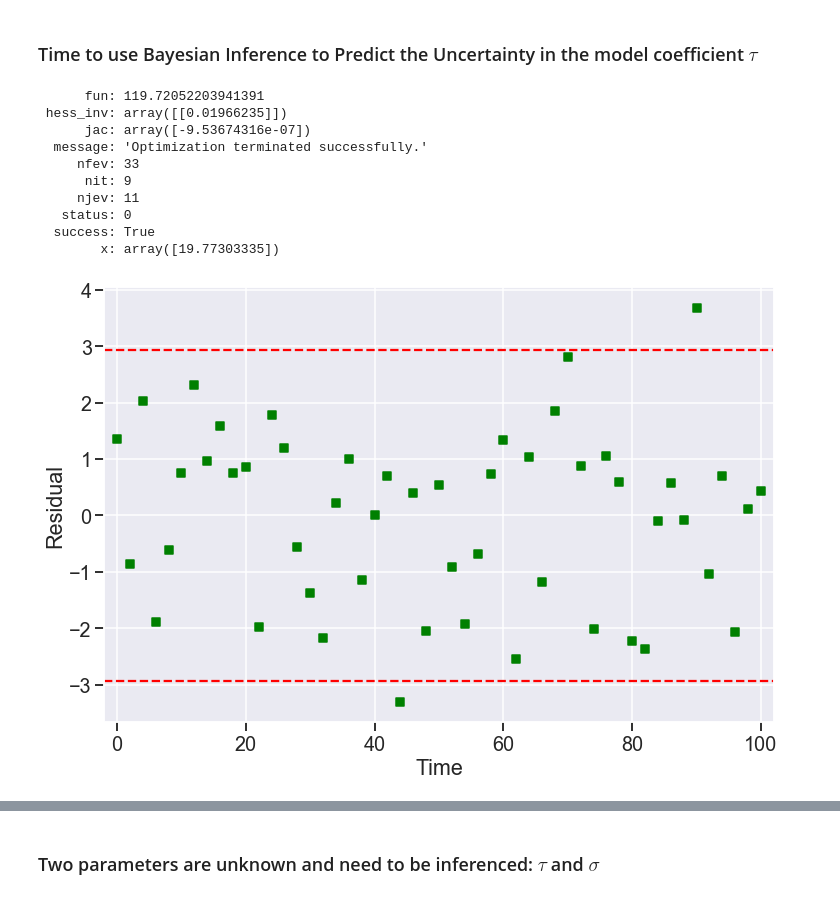
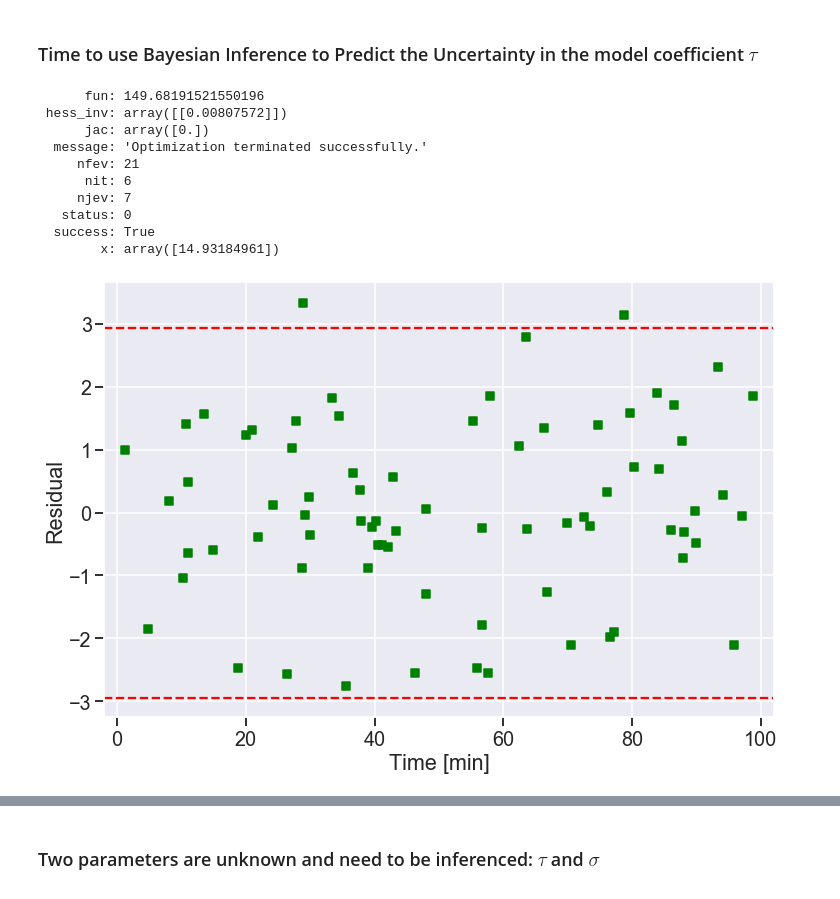
Before and after one commit to adamcwatts/Statistic_and_Data_Science_Examples, a Jupyter notebook: PyMC3/Newton_Bayesian.ipynb, the cells around one changed output, grey strips where cells are left out. Cells and saved outputs as stored; diff of their text form; code cells hidden in the pictures.

```diff
--- a/PyMC3/Newton_Bayesian.ipynb
+++ b/PyMC3/Newton_Bayesian.ipynb
@@ -32,25 +34,29 @@ def newton_cooling(tau, T_0, T_env, time):
 # %% [markdown]
  Assume that data errors are iid and $\epsilon_{i} ~ N(0, \sigma^2) \rightarrow $
 # %%
+np.random.seed(9000)
+
+# Intial Conditions and Parameters
+T_0, T_env = 100, 30
+tau = 15
+
+# Theortical Result
 time= np.arange(0,102)
-T_0, T_env = 100, 30
-tau = 20
-T = newton_cooling(20, 100, 30, time)  # perfect or ideal model response
+T_theory = newton_cooling(tau, 100, 30, time)  # perfect or ideal model response
 
+# Artificial Data and Noise
+time_data = np.random.rand(75) * 100
+time_data.sort()
+sigma_noise  = 1.5  # standard deviation
+T_data = newton_cooling(tau, T_0, T_env, time_data)
+T_data = np.random.normal(T_data, scale=sigma_noise)
 
-time_data = time[0:-1:2] # every other point
-T_data = T[0:-1:2]
-sigma_noise  = 1.5  # standard deviation
-# noise = stats.norm.rvs(loc=0, scale=sigma_noise, size=len(T_data), random_state=54321)  # normal noise with 0 mean and 1.5 std
-noise = stats.norm.rvs(loc=0, scale=sigma_noise, size=len(T_data), random_state=123321)  # normal noise with 0 mean and 1.5 std
-
-T_data += noise
 
 with sns.plotting_context('talk', font_scale=1.2):
     _, axe = plt.subplots(figsize=(12, 8))
-    plt.plot(time, newton_cooling(tau, T_0, T_env,time))
-    plt.scatter(time_data, T_data, c='r',s=40)
-    plt.ylabel('Temperature')
-    plt.xlabel('Time')
-    plt.legend(['Theoretical Result', 'Data'])
+    plt.plot(time, T_theory)
+    plt.scatter(time_data, T_data,  c='r',s=40 )
+    plt.ylabel(r'Temperature [$\degree$C ]')
+    plt.xlabel('Time [min]')
+    plt.legend([r'Theoretical Result: $\tau=15$', 'Data'])
 # %% [output]
@@ -61,34 +67,40 @@ with sns.plotting_context('talk', font_scale=1.2):
 def Sum_Squares(tau, T_0, T_env, time, data):
     return np.sum((data - newton_cooling(tau,T_0, T_env, time))**2)
 # %%
-optimized_result = optimize.minimize(Sum_Squares, 10, args=(T_0, T_env, time_data, T_data),tol=1e-5)
+optimized_result = optimize.minimize(Sum_Squares, x0=10,
+                                     args=(T_0, T_env, time_data, T_data),
+                                     tol=1e-5)
+
+# Optional Method Below:
+# tau_opt = optimize.curve_fit(lambda time, tau : 30 + (100 - 30)*np.exp(-time / tau), time_data, T_data)
+
 print(optimized_result)
 tau_opt = optimized_result.x[0]  # optimized parameter
 ss_min = optimized_result.fun  # best sum of squares using optimal tau parameter
 # %% [output]
-      fun: 119.72052203941391
- hess_inv: array([[0.01966235]])
-      jac: array([-9.53674316e-07])
+      fun: 149.68191521550196
+ hess_inv: array([[0.00807572]])
+      jac: array([0.])
   message: 'Optimization terminated successfully.'
-     nfev: 33
-      nit: 9
-     njev: 11
+     nfev: 21
+      nit: 6
+     njev: 7
    status: 0
   success: True
-        x: array([19.77303335])
+        x: array([14.93184961])
 # %%
 residuals = T_data -  newton_cooling(tau_opt,T_0, T_env, time_data)
 # %%
 with sns.plotting_context('talk', font_scale=1.2):
     _, ax = plt.subplots(figsize=(12,8 ))
     plt.scatter(time_data, residuals, s=50, c='g', marker="s")
     plt.hlines(sigma_noise*1.96, -2, 102, linestyle='dashed', colors='r')
     plt.hlines(sigma_noise*-1.96, -2, 102, linestyle='dashed', colors='r')
     plt.ylabel('Residual')
-    plt.xlabel('Time')
+    plt.xlabel('Time [min]')
     plt.xlim([-2, 102]);
 # %% [output]
-[figure, old version]
+[figure, new version]
 # %%
 sigma_error_square = (1/(len(time_data)-1))*ss_min
 print(f"Actual standard deviation of the noise: {sigma_noise}\nEstimated standard deviation of the noise {np.sqrt(sigma_error_square):0.2f}")
```
Also changed, not shown: parts of 21 cells of this notebook.
